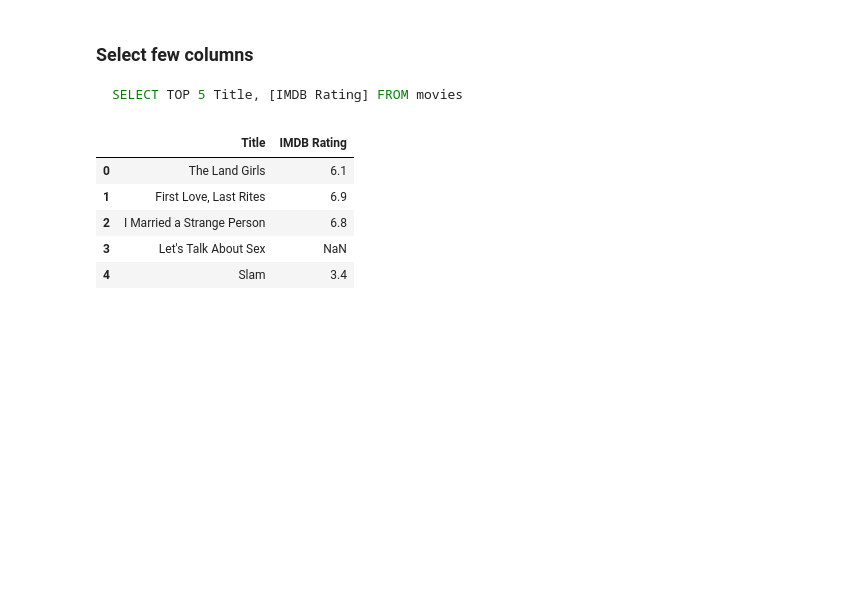
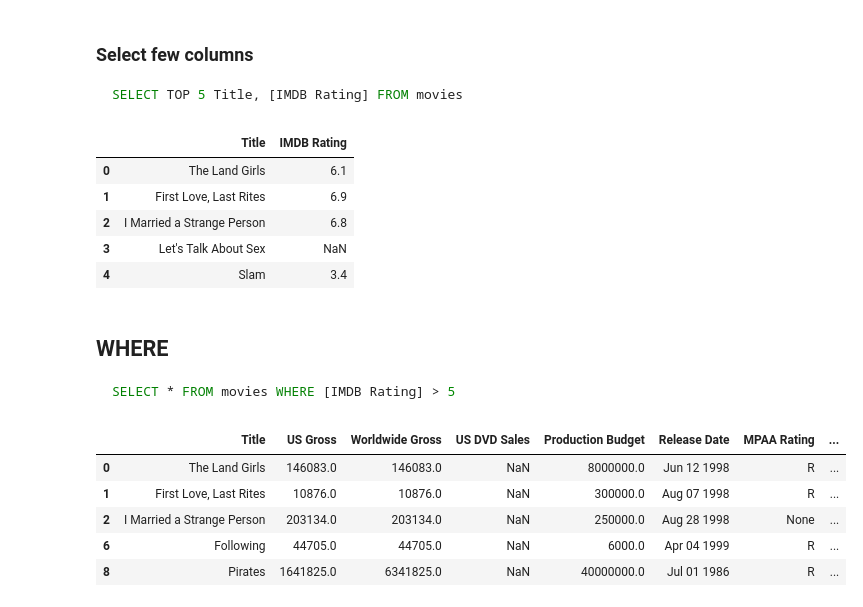
Before and after one commit to av1nash/ds-blog, a Jupyter notebook: _notebooks/2022-02-26-pandas-basics.ipynb, the cells around one changed output. Saved outputs shown, nothing was run; the diff lists cells and outputs as text; code cells hidden in the pictures; blank space fills up the shorter version.

````diff
--- a/_notebooks/2022-02-26-pandas-basics.ipynb
+++ b/_notebooks/2022-02-26-pandas-basics.ipynb
@@ -41,3 +43,17 @@ df[['Title','IMDB Rating']].head()
 | 2 | I Married a Strange Person | 6.8 |
 | 3 | Let's Talk About Sex | NaN |
 | 4 | Slam | 3.4 |
+# %% [markdown]
+## WHERE
+```sql
+SELECT * FROM movies WHERE [IMDB Rating] > 5
+```
+# %%
+df[df['IMDB Rating'] > 5].head()
+# %% [output]
+|  | Title | US Gross | Worldwide Gross | US DVD Sales | Production Budget | Release Date | MPAA Rating | ... |
+| 0 | The Land Girls | 146083.0 | 146083.0 | NaN | 8000000.0 | Jun 12 1998 | R | ... |
+| 1 | First Love, Last Rites | 10876.0 | 10876.0 | NaN | 300000.0 | Aug 07 1998 | R | ... |
+| 2 | I Married a Strange Person | 203134.0 | 203134.0 | NaN | 250000.0 | Aug 28 1998 | None | ... |
+| 6 | Following | 44705.0 | 44705.0 | NaN | 6000.0 | Apr 04 1999 | R | ... |
+| 8 | Pirates | 1641825.0 | 6341825.0 | NaN | 40000000.0 | Jul 01 1986 | R | ... |
````
Also changed, not shown: parts of 19 cells of this notebook, 2 other files.
